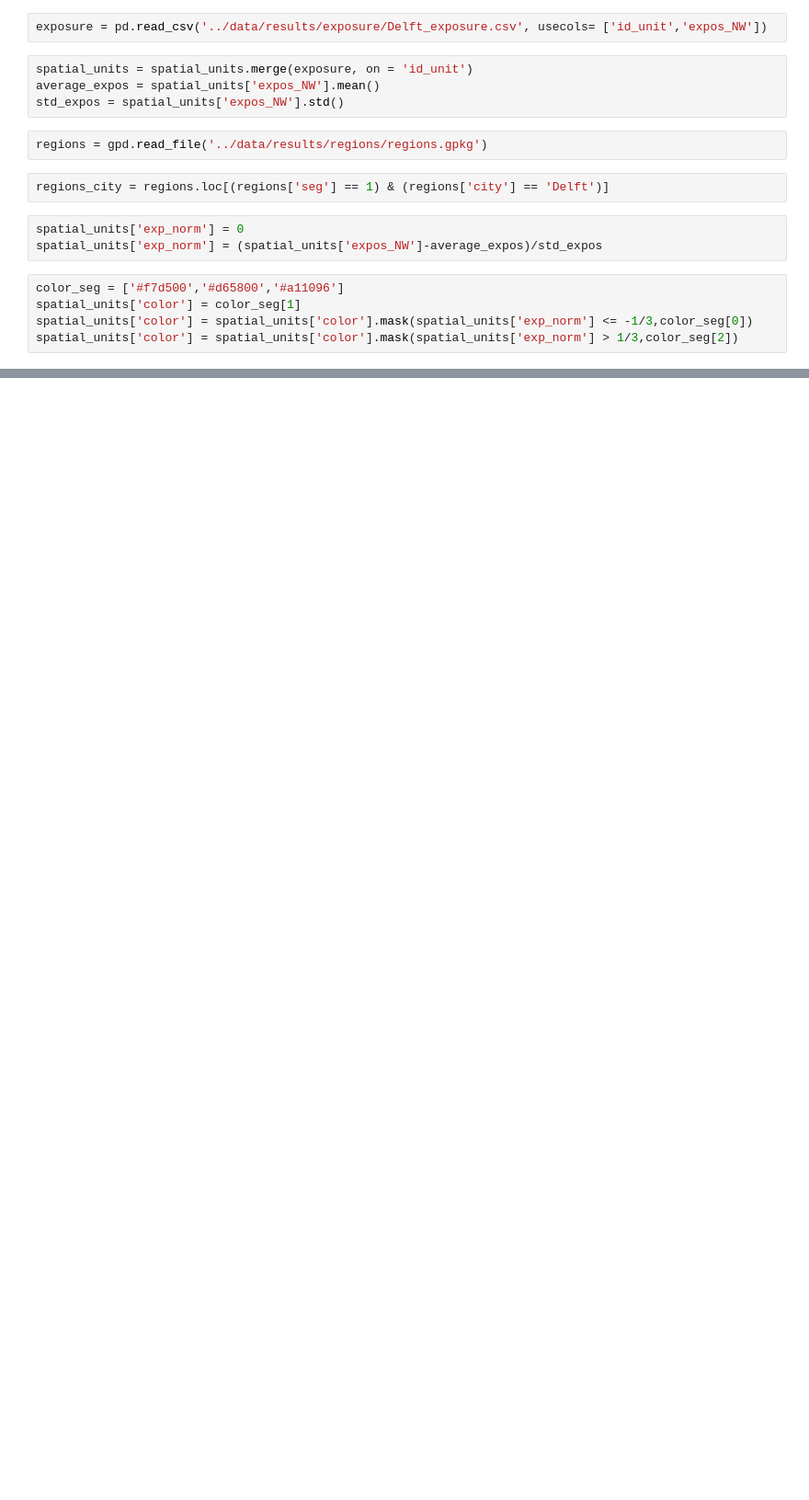
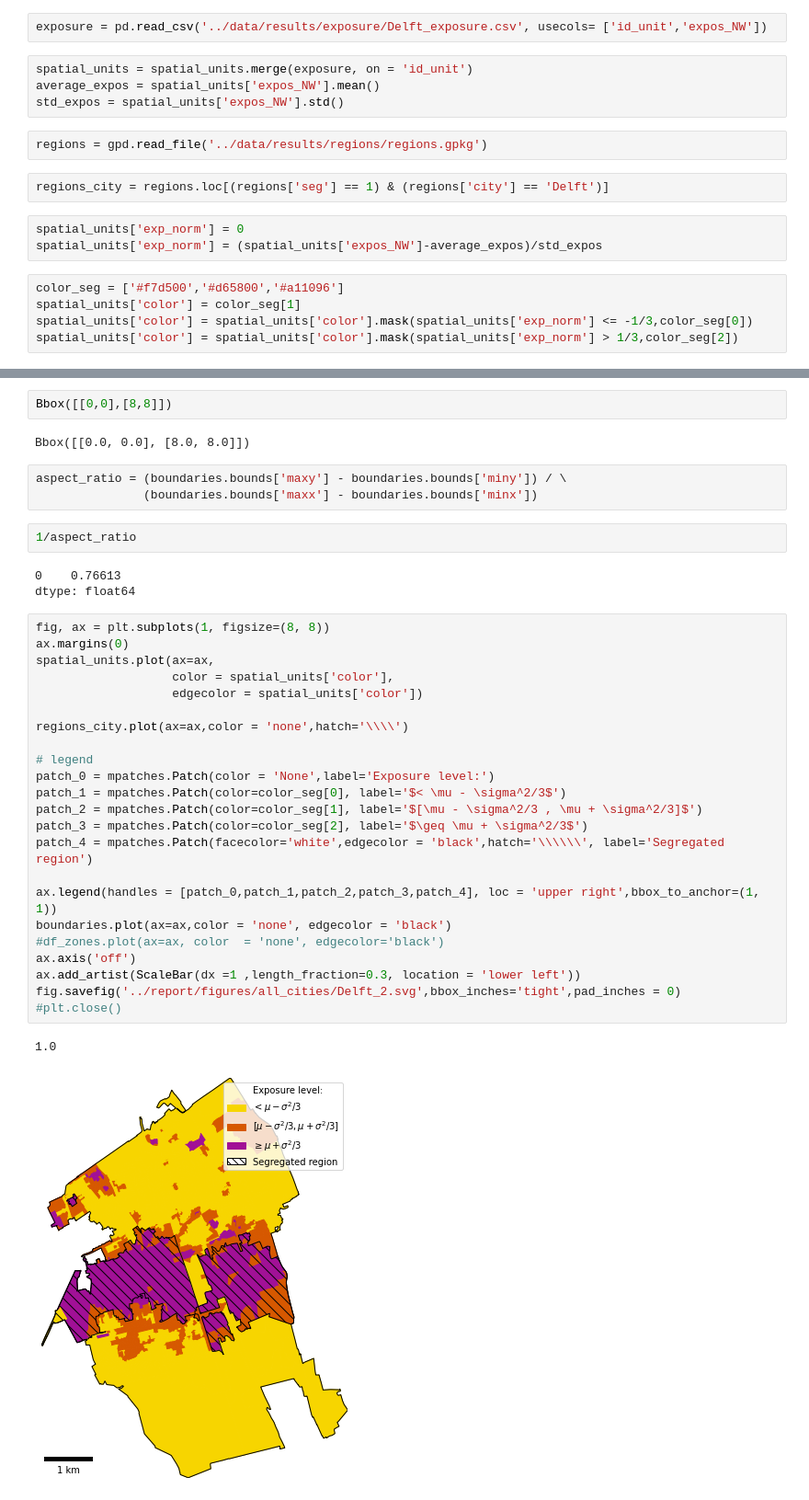
Before and after one commit to spierenbu/res_seg_NTH, a Jupyter notebook: plot_map_per_city.ipynb, the cells around one changed output, grey strips where cells are left out. Shown at 92% size. Cells and saved outputs as stored; diff of their text form; blank space fills up the shorter version.

Commit message:
adding aspect ratio

```diff
--- a/plot_map_per_city.ipynb
+++ b/plot_map_per_city.ipynb
@@ -31,3 +56,41 @@ spatial_units['color'] = spatial_units['color'].mask(spatial_units['exp_norm'] >
+# %%
+Bbox([[0,0],[8,8]])
+# %% [output]
+Bbox([[0.0, 0.0], [8.0, 8.0]])
+# %%
+aspect_ratio = (boundaries.bounds['maxy'] - boundaries.bounds['miny']) / \
+               (boundaries.bounds['maxx'] - boundaries.bounds['minx'])
+# %%
+1/aspect_ratio
+# %% [output]
+0    0.76613
+dtype: float64
+# %%
+fig, ax = plt.subplots(1, figsize=(8, 8))
+ax.margins(0)
+spatial_units.plot(ax=ax,
+                   color = spatial_units['color'],
+                   edgecolor = spatial_units['color'])
+
+regions_city.plot(ax=ax,color = 'none',hatch='\\\\')
+
+# legend
+patch_0 = mpatches.Patch(color = 'None',label='Exposure level:')
+patch_1 = mpatches.Patch(color=color_seg[0], label='$< \mu - \sigma^2/3$')
+patch_2 = mpatches.Patch(color=color_seg[1], label='$[\mu - \sigma^2/3 , \mu + \sigma^2/3]$')
+patch_3 = mpatches.Patch(color=color_seg[2], label='$\geq \mu + \sigma^2/3$')
+patch_4 = mpatches.Patch(facecolor='white',edgecolor = 'black',hatch='\\\\\\', label='Segregated region')
+
+ax.legend(handles = [patch_0,patch_1,patch_2,patch_3,patch_4], loc = 'upper right',bbox_to_anchor=(1, 1))
+boundaries.plot(ax=ax,color = 'none', edgecolor = 'black')
+#df_zones.plot(ax=ax, color  = 'none', edgecolor='black')
+ax.axis('off')
+ax.add_artist(ScaleBar(dx =1 ,length_fraction=0.3, location = 'lower left'))
+fig.savefig('../report/figures/all_cities/Delft_2.svg',bbox_inches='tight',pad_inches = 0)
+#plt.close()
+# %% [output]
+1.0
+[figure, added]
 # %%
 fig, ax = plt.subplots(1, figsize=(8, 8))
 ax.margins(0)
```
Also changed, not shown: parts of 3 cells of this notebook.
